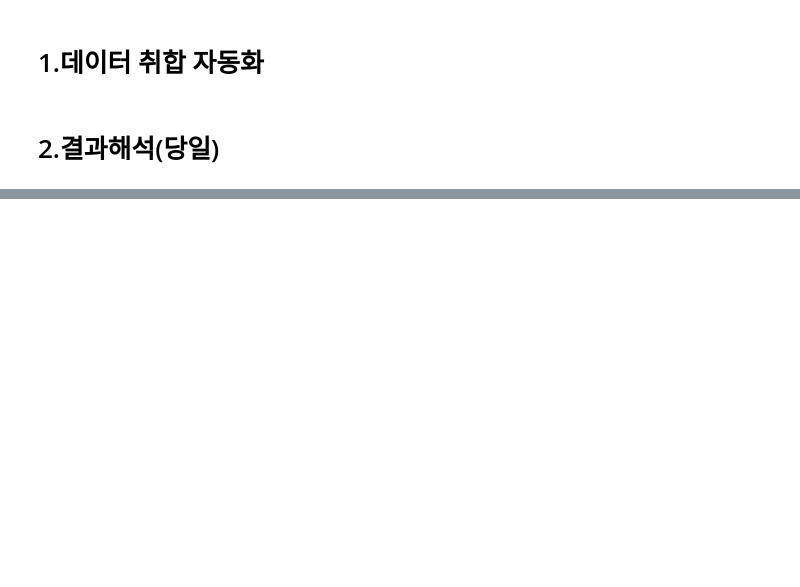
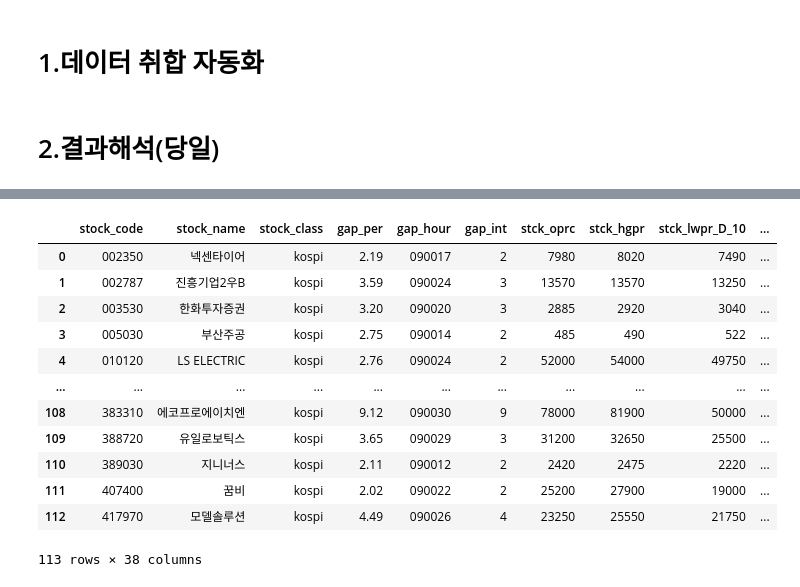
Before and after one commit to kknaks/Recommend_stock, a Jupyter notebook: Recommend_stock/auto_stock_collect.ipynb, the cells around one changed output, grey strips where cells are left out. Saved outputs shown, nothing was run; the diff lists cells and outputs as text; code cells hidden in the pictures; blank space fills up the shorter version.

```diff
--- a/Recommend_stock/auto_stock_collect.ipynb
+++ b/Recommend_stock/auto_stock_collect.ipynb
@@ -250,0 +284,16 @@ quasi-separation. In this case some parameters will not be identified.
+# %%
+stock2
+# %% [output]
+|  | stock_code | stock_name | stock_class | gap_per | gap_hour | gap_int | stck_oprc | stck_hgpr | stck_lwpr_D_10 | ... |
+| 0 | 002350 | 넥센타이어 | kospi | 2.19 | 090017 | 2 | 7980 | 8020 | 7490 | ... |
+| 1 | 002787 | 진흥기업2우B | kospi | 3.59 | 090024 | 3 | 13570 | 13570 | 13250 | ... |
+| 2 | 003530 | 한화투자증권 | kospi | 3.20 | 090020 | 3 | 2885 | 2920 | 3040 | ... |
+| 3 | 005030 | 부산주공 | kospi | 2.75 | 090014 | 2 | 485 | 490 | 522 | ... |
+| 4 | 010120 | LS ELECTRIC | kospi | 2.76 | 090024 | 2 | 52000 | 54000 | 49750 | ... |
+| ... | ... | ... | ... | ... | ... | ... | ... | ... | ... | ... |
+| 108 | 383310 | 에코프로에이치엔 | kospi | 9.12 | 090030 | 9 | 78000 | 81900 | 50000 | ... |
+| 109 | 388720 | 유일로보틱스 | kospi | 3.65 | 090029 | 3 | 31200 | 32650 | 25500 | ... |
+| 110 | 389030 | 지니너스 | kospi | 2.11 | 090012 | 2 | 2420 | 2475 | 2220 | ... |
+| 111 | 407400 | 꿈비 | kospi | 2.02 | 090022 | 2 | 25200 | 27900 | 19000 | ... |
+| 112 | 417970 | 모델솔루션 | kospi | 4.49 | 090026 | 4 | 23250 | 25550 | 21750 | ... |
+113 rows × 38 columns
```
Also changed, not shown: parts of 31 cells of this notebook, 2 other files.
